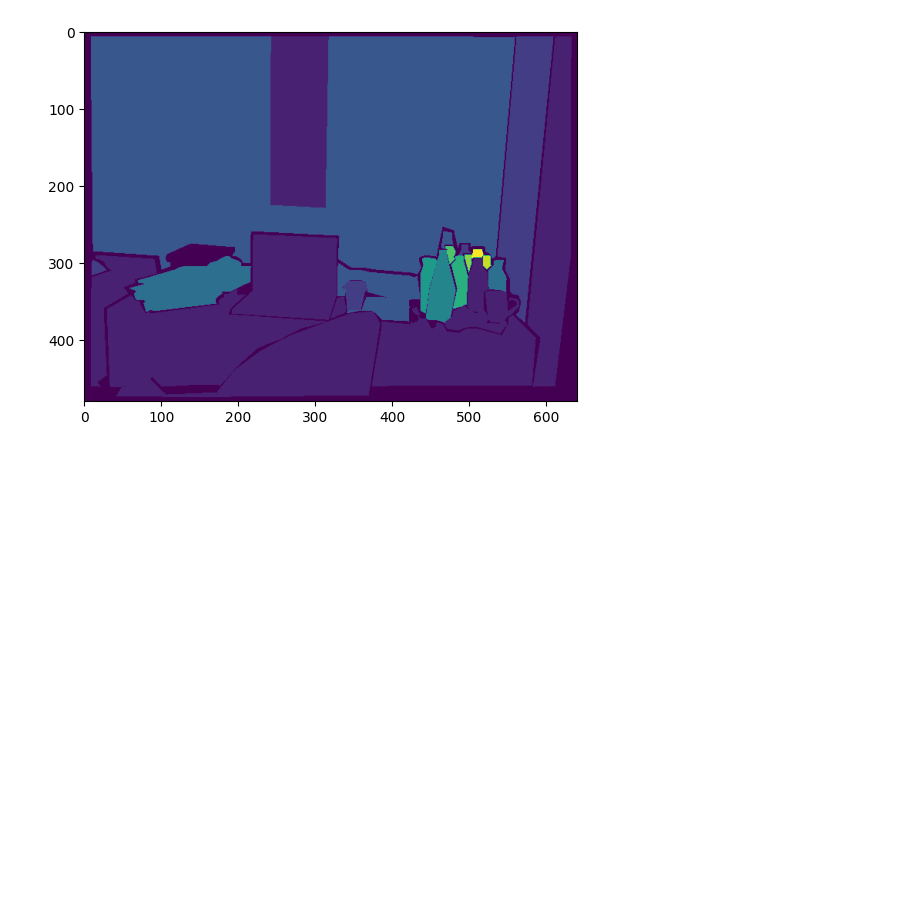
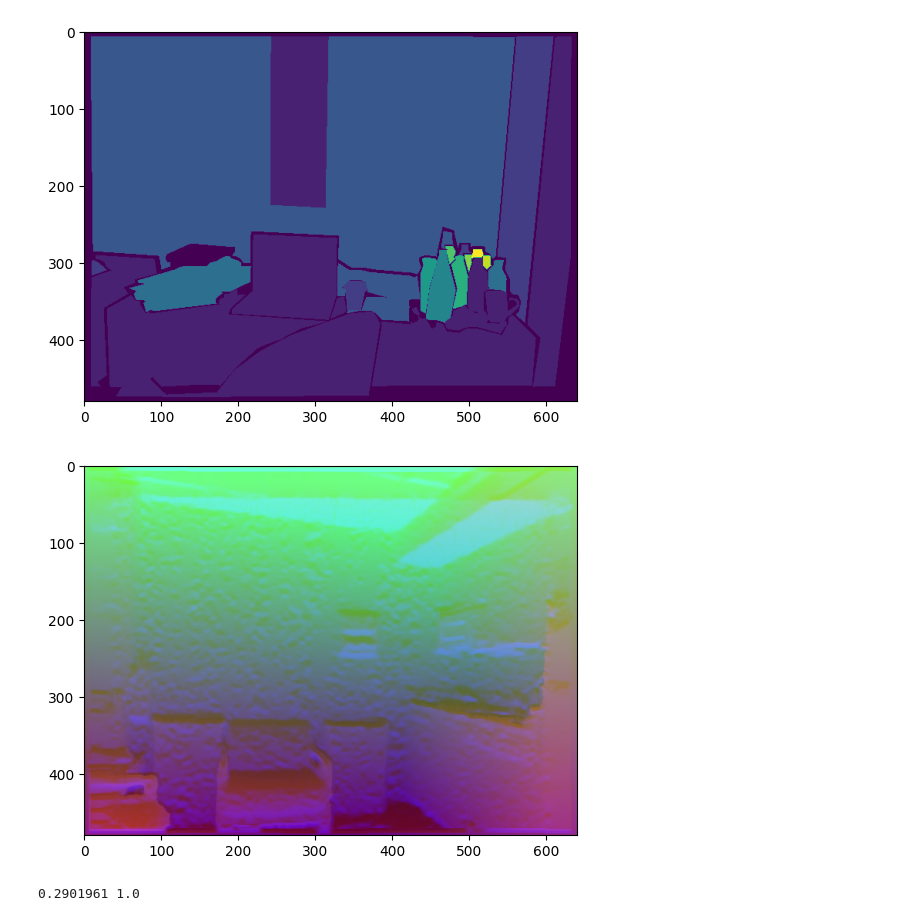
Before and after one commit to ek234/RCNN-depth-py, a Jupyter notebook: process_dataset.ipynb, the cells around one changed output. Saved outputs shown, nothing was run; the diff lists cells and outputs as text; code cells hidden in the pictures; blank space fills up the shorter version.

```diff
--- a/process_dataset.ipynb
+++ b/process_dataset.ipynb
@@ -195,3 +195,18 @@ plt.imshow(instance_npy)
 # %% [output]
 <matplotlib.image.AxesImage at 0x...>
 [figure]
+# %%
+
+import matplotlib.image as mpimg
+img = mpimg.imread('hha_complete.png')
+imgplot = plt.imshow(img)
+plt.show()
+# %% [output]
+[figure, added]
+# %%
+#Get RGB image
+hha = img[[3,2,1]].transpose(1,2,0)
+# Pixel range
+print(hha.min(),hha.max()) #150 8,600
+# %% [output]
+0.2901961 1.0
```
Also changed, not shown: parts of 1 cell of this notebook.
